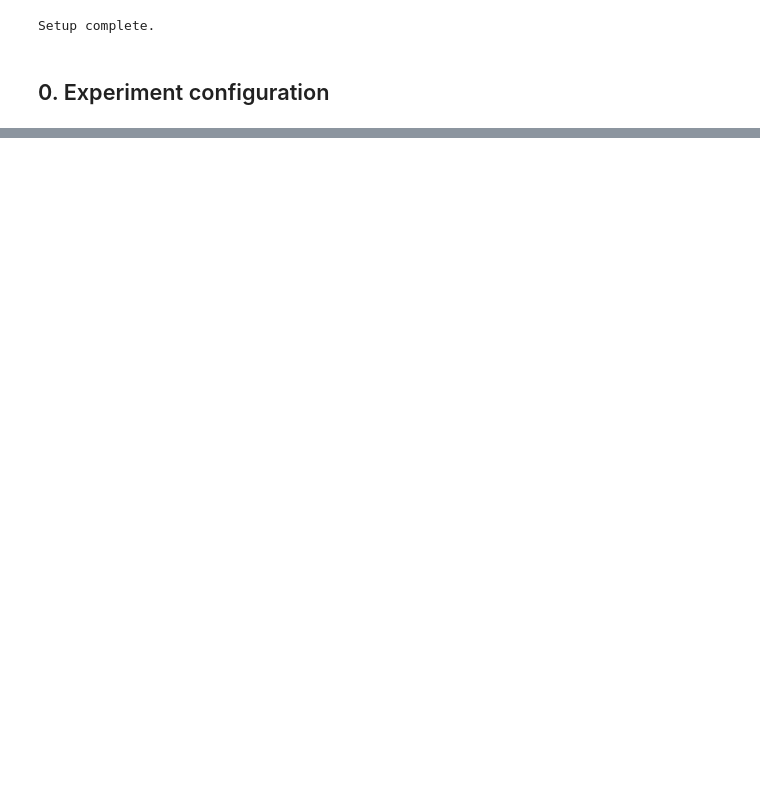
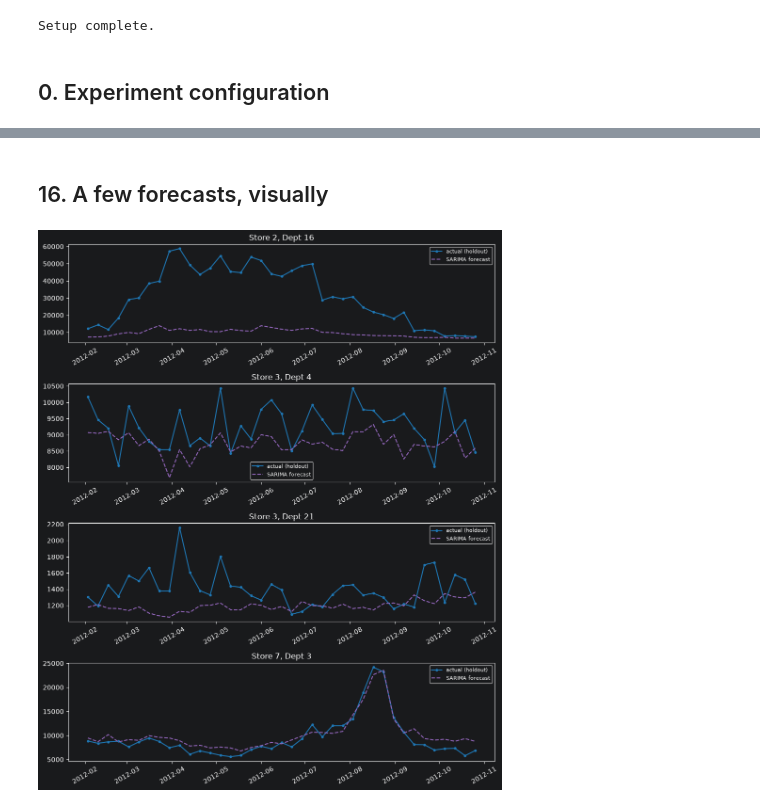
Before and after one commit to lukaxizo5/walmart-store-sales-forecasting, a Jupyter notebook: notebooks/model_experiment_sarima.ipynb, the cells around one changed output, grey strips where cells are left out. Cells and saved outputs as stored; diff of their text form; code cells hidden in the pictures; blank space fills up the shorter version.

Commit message:
sarima update

```diff
--- a/notebooks/model_experiment_sarima.ipynb
+++ b/notebooks/model_experiment_sarima.ipynb
@@ -547,18 +93,0 @@ closely, instead of flattening out.
-# %%
-sample_keys = list(example_forecasts.keys())[:4]
-
-fig, axes = plt.subplots(len(sample_keys), 1, figsize=(10, 3 * len(sample_keys)))
-if len(sample_keys) == 1:
-    axes = [axes]
-
-for ax, key in zip(axes, sample_keys):
-    d = example_forecasts[key]
-    ax.plot(d["train_dates"], d["train_actual"], label="train (last 26 wks)", color="tab:gray")
-    ax.plot(d["dates"], d["actual"], label="actual (holdout)", color="tab:blue", marker="o", markersize=3)
-    ax.plot(d["dates"], d["forecast"], label="SARIMA forecast", color="tab:purple", linestyle="--")
-    ax.set_title(f"Store {key[0]}, Dept {key[1]}")
-    ax.legend(fontsize=8)
-    ax.tick_params(axis="x", rotation=30)
-
-plt.tight_layout()
-plt.show()
@@ -725,0 +658,22 @@ Repository lkhiz23/walmart-store-sales-forecasting initialized!
+# %% [markdown]
+## 16. A few forecasts, visually
+# %%
+sample_series = holdout_only["pooled_holdout_predictions"].groupby(["Store", "Dept"])
+sample_keys = list(sample_series.groups.keys())[:4]
+
+fig, axes = plt.subplots(len(sample_keys), 1, figsize=(10, 3 * len(sample_keys)))
+if len(sample_keys) == 1:
+    axes = [axes]
+
+for ax, key in zip(axes, sample_keys):
+    subset = sample_series.get_group(key).sort_values("Date")
+    ax.plot(subset["Date"], subset["actual"], label="actual (holdout)", color="tab:blue", marker="o", markersize=3)
+    ax.plot(subset["Date"], subset["prediction"], label="SARIMA forecast", color="tab:purple", linestyle="--")
+    ax.set_title(f"Store {key[0]}, Dept {key[1]}")
+    ax.legend(fontsize=8)
+    ax.tick_params(axis="x", rotation=30)
+
+plt.tight_layout()
+plt.show()
+# %% [output]
+[figure, added]
```
Also changed, not shown: parts of 62 cells of this notebook, 3 other files.
